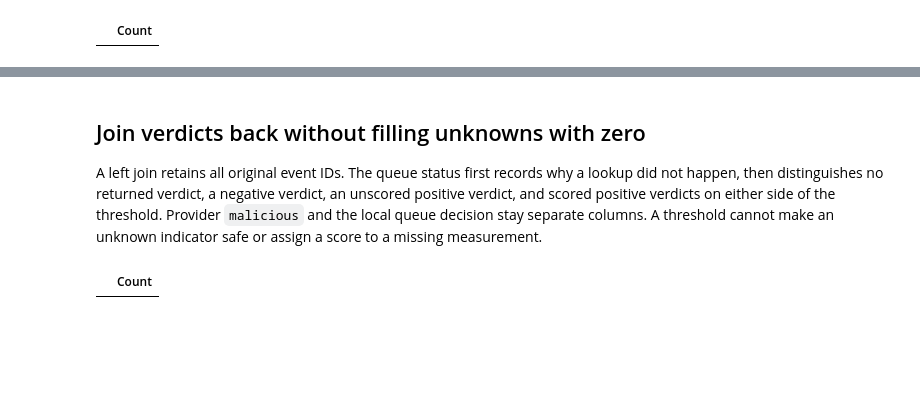
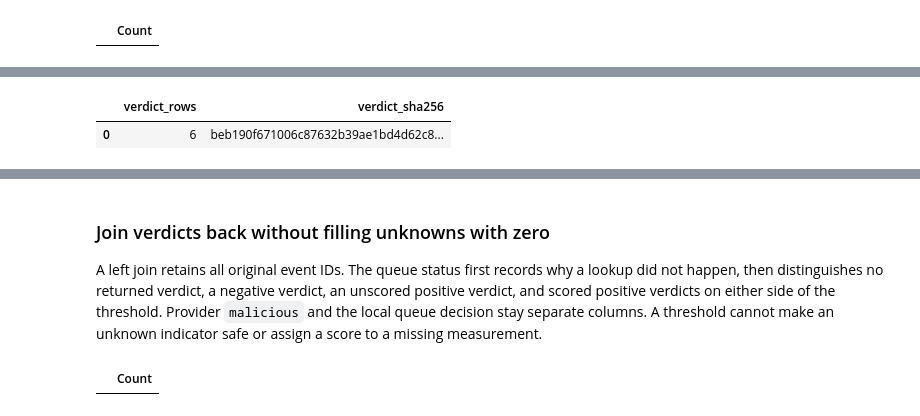
Before and after one commit to Query-farm/vgi-threatintel, a Jupyter notebook: notebooks/01_triage_reputation_and_unknowns.ipynb, the cells around one changed output, grey strips where cells are left out. Cells and saved outputs as stored; diff of their text form; code cells hidden in the pictures; blank space fills up the shorter version.

```diff
--- a/notebooks/01_triage_reputation_and_unknowns.ipynb
+++ b/notebooks/01_triage_reputation_and_unknowns.ipynb
@@ -129,0 +175,6 @@ display(reputation)
+# %%
+display(fingerprint)
+prose("The feed's `last_seen = 2026-01-15T12:00:00Z` is an authored fixture timestamp, not a real observation or this execution's retrieval time. The fingerprint includes every returned verdict field; a threshold experiment should preserve it.")
+# %% [output]
+|  | verdict_rows | verdict_sha256 |
+| 0 | 6 | beb190f671006c87632b39ae1bd4d62c8... |
@@ -130,5 +182,5 @@ display(reputation)
 # %% [markdown]
-## Join verdicts back without filling unknowns with zero
+### Join verdicts back without filling unknowns with zero
 
 A left join retains all original event IDs. The queue status first records why a lookup did not happen, then distinguishes no returned verdict, a negative verdict, an unscored positive verdict, and scored positive verdicts on either side of the threshold. Provider `malicious` and the local queue decision stay separate columns. A threshold cannot make an unknown indicator safe or assign a score to a missing measurement.
 # %%
```
Also changed, not shown: parts of 25 cells of this notebook, 11 other files.
